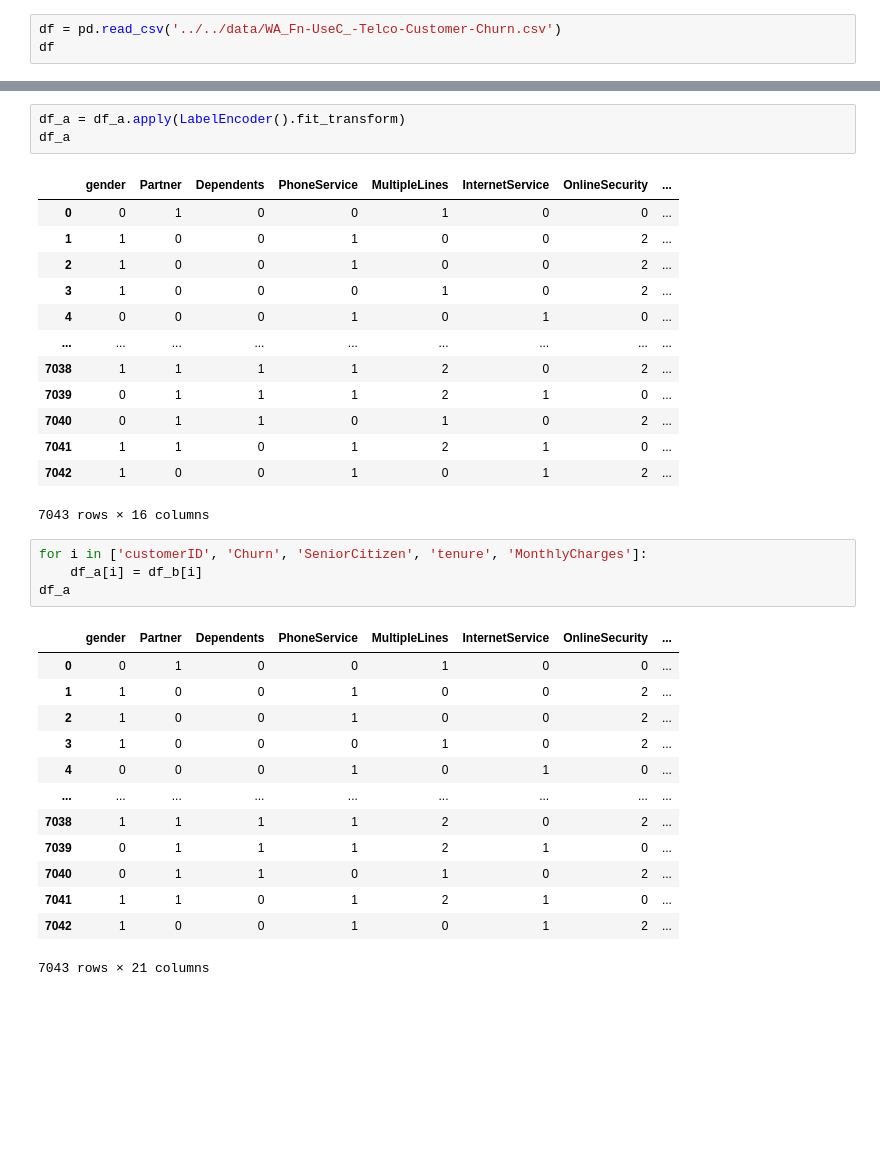
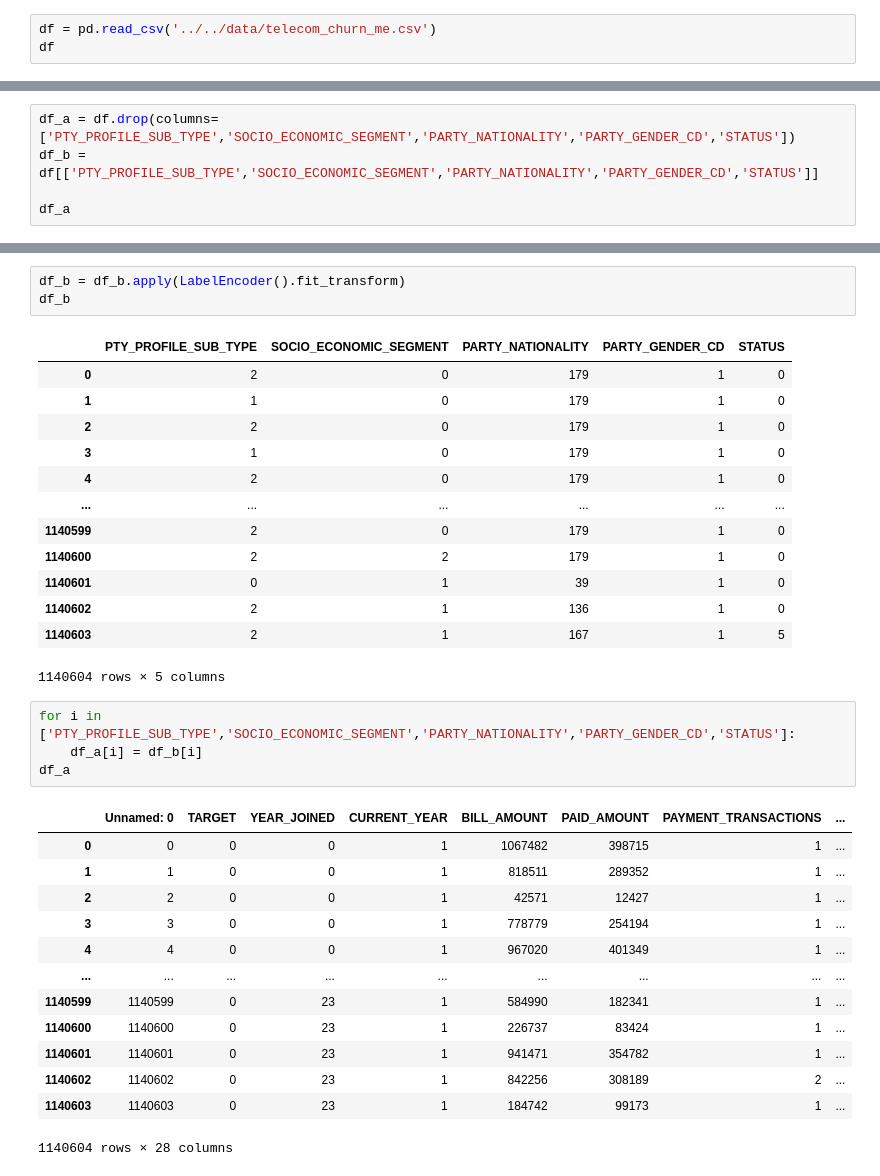
Before and after one commit to new-superuser-alt9193/DeepLearning, a Jupyter notebook: crisp_dm/data_preparation/onehot_encoder.ipynb, the cells around one changed output, grey strips where cells are left out. Saved outputs shown, nothing was run; the diff lists cells and outputs as text; blank space fills up the shorter version.

```diff
--- a/crisp_dm/data_preparation/onehot_encoder.ipynb
+++ b/crisp_dm/data_preparation/onehot_encoder.ipynb
@@ -8,4 +6,4 @@ from dataprep.eda import create_report
 # %%
-df = pd.read_csv('../../data/WA_Fn-UseC_-Telco-Customer-Churn.csv')
+df = pd.read_csv('../../data/telecom_churn_me.csv')
 df
 # %% [output]
@@ -43,0 +23,5 @@ df_a
+# %%
+df_a = df.drop(columns= ['PTY_PROFILE_SUB_TYPE','SOCIO_ECONOMIC_SEGMENT','PARTY_NATIONALITY','PARTY_GENDER_CD','STATUS'])
+df_b = df[['PTY_PROFILE_SUB_TYPE','SOCIO_ECONOMIC_SEGMENT','PARTY_NATIONALITY','PARTY_GENDER_CD','STATUS']]
+
+df_a
@@ -44,35 +42,35 @@ df_a
 # %%
-df_a = df_a.apply(LabelEncoder().fit_transform)
-df_a
+df_b = df_b.apply(LabelEncoder().fit_transform)
+df_b
 # %% [output]
-|  | gender | Partner | Dependents | PhoneService | MultipleLines | InternetService | OnlineSecurity | ... |
-| 0 | 0 | 1 | 0 | 0 | 1 | 0 | 0 | ... |
-| 1 | 1 | 0 | 0 | 1 | 0 | 0 | 2 | ... |
-| 2 | 1 | 0 | 0 | 1 | 0 | 0 | 2 | ... |
-| 3 | 1 | 0 | 0 | 0 | 1 | 0 | 2 | ... |
-| 4 | 0 | 0 | 0 | 1 | 0 | 1 | 0 | ... |
-| ... | ... | ... | ... | ... | ... | ... | ... | ... |
-| 7038 | 1 | 1 | 1 | 1 | 2 | 0 | 2 | ... |
-| 7039 | 0 | 1 | 1 | 1 | 2 | 1 | 0 | ... |
-| 7040 | 0 | 1 | 1 | 0 | 1 | 0 | 2 | ... |
-| 7041 | 1 | 1 | 0 | 1 | 2 | 1 | 0 | ... |
-| 7042 | 1 | 0 | 0 | 1 | 0 | 1 | 2 | ... |
+|  | PTY_PROFILE_SUB_TYPE | SOCIO_ECONOMIC_SEGMENT | PARTY_NATIONALITY | PARTY_GENDER_CD | STATUS |
+| 0 | 2 | 0 | 179 | 1 | 0 |
+| 1 | 1 | 0 | 179 | 1 | 0 |
+| 2 | 2 | 0 | 179 | 1 | 0 |
+| 3 | 1 | 0 | 179 | 1 | 0 |
+| 4 | 2 | 0 | 179 | 1 | 0 |
+| ... | ... | ... | ... | ... | ... |
+| 1140599 | 2 | 0 | 179 | 1 | 0 |
+| 1140600 | 2 | 2 | 179 | 1 | 0 |
+| 1140601 | 0 | 1 | 39 | 1 | 0 |
+| 1140602 | 2 | 1 | 136 | 1 | 0 |
+| 1140603 | 2 | 1 | 167 | 1 | 5 |
-7043 rows × 16 columns
+1140604 rows × 5 columns
 # %%
-for i in ['customerID', 'Churn', 'SeniorCitizen', 'tenure', 'MonthlyCharges']:
+for i in ['PTY_PROFILE_SUB_TYPE','SOCIO_ECONOMIC_SEGMENT','PARTY_NATIONALITY','PARTY_GENDER_CD','STATUS']:
     df_a[i] = df_b[i]
 df_a
 # %% [output]
-|  | gender | Partner | Dependents | PhoneService | MultipleLines | InternetService | OnlineSecurity | ... |
-| 0 | 0 | 1 | 0 | 0 | 1 | 0 | 0 | ... |
-| 1 | 1 | 0 | 0 | 1 | 0 | 0 | 2 | ... |
-| 2 | 1 | 0 | 0 | 1 | 0 | 0 | 2 | ... |
-| 3 | 1 | 0 | 0 | 0 | 1 | 0 | 2 | ... |
-| 4 | 0 | 0 | 0 | 1 | 0 | 1 | 0 | ... |
+|  | Unnamed: 0 | TARGET | YEAR_JOINED | CURRENT_YEAR | BILL_AMOUNT | PAID_AMOUNT | PAYMENT_TRANSACTIONS | ... |
+| 0 | 0 | 0 | 0 | 1 | 1067482 | 398715 | 1 | ... |
+| 1 | 1 | 0 | 0 | 1 | 818511 | 289352 | 1 | ... |
+| 2 | 2 | 0 | 0 | 1 | 42571 | 12427 | 1 | ... |
+| 3 | 3 | 0 | 0 | 1 | 778779 | 254194 | 1 | ... |
+| 4 | 4 | 0 | 0 | 1 | 967020 | 401349 | 1 | ... |
 | ... | ... | ... | ... | ... | ... | ... | ... | ... |
-| 7038 | 1 | 1 | 1 | 1 | 2 | 0 | 2 | ... |
-| 7039 | 0 | 1 | 1 | 1 | 2 | 1 | 0 | ... |
-| 7040 | 0 | 1 | 1 | 0 | 1 | 0 | 2 | ... |
-| 7041 | 1 | 1 | 0 | 1 | 2 | 1 | 0 | ... |
-| 7042 | 1 | 0 | 0 | 1 | 0 | 1 | 2 | ... |
+| 1140599 | 1140599 | 0 | 23 | 1 | 584990 | 182341 | 1 | ... |
+| 1140600 | 1140600 | 0 | 23 | 1 | 226737 | 83424 | 1 | ... |
+| 1140601 | 1140601 | 0 | 23 | 1 | 941471 | 354782 | 1 | ... |
+| 1140602 | 1140602 | 0 | 23 | 1 | 842256 | 308189 | 2 | ... |
+| 1140603 | 1140603 | 0 | 23 | 1 | 184742 | 99173 | 1 | ... |
-7043 rows × 21 columns
+1140604 rows × 28 columns
```
Also changed, not shown: parts of 8 cells of this notebook, 1 other file.
